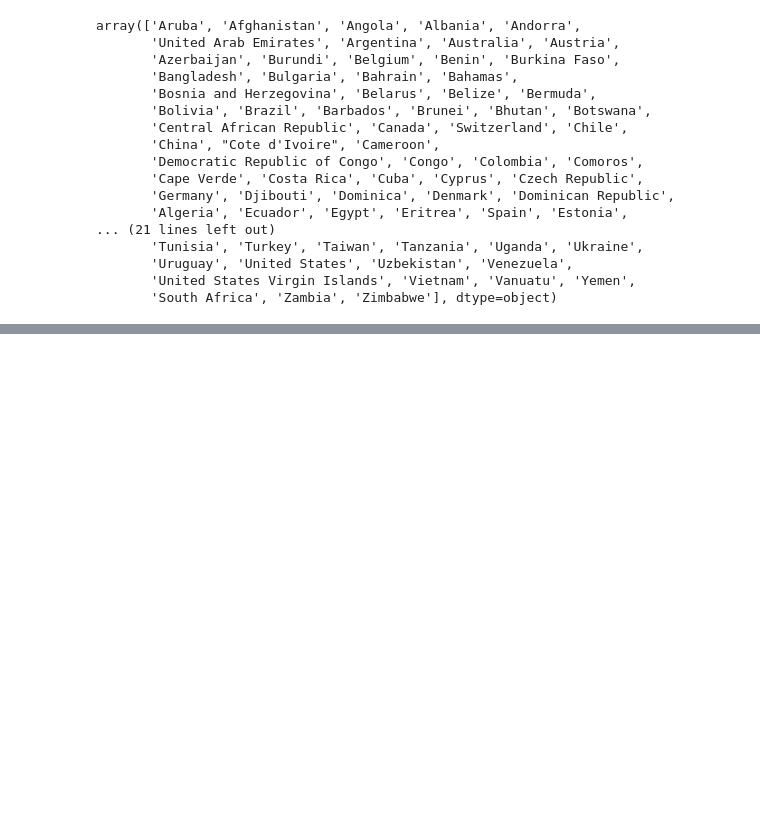
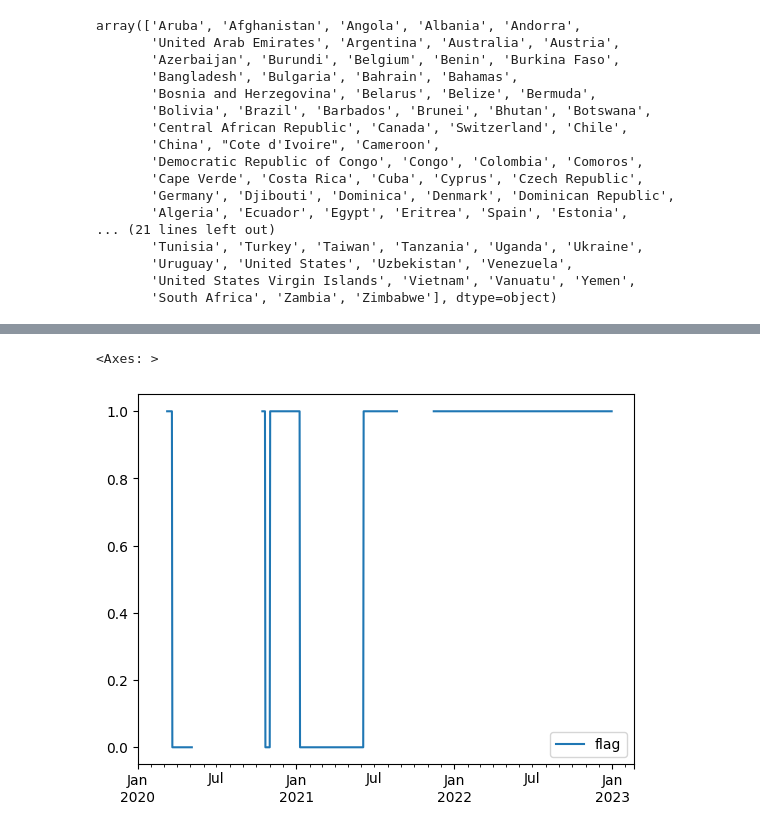
Before and after one commit to armsp/BDPP-23-Covid-Project, a Jupyter notebook: work/project/study_h.ipynb, the cells around one changed output, grey strips where cells are left out. Cells and saved outputs as stored; diff of their text form; code cells hidden in the pictures; blank space fills up the shorter version.

```diff
--- a/work/project/study_h.ipynb
+++ b/work/project/study_h.ipynb
@@ -162,0 +198,12 @@ array(['Aruba', 'Afghanistan', 'Angola', 'Albania', 'Andorra',
+# %%
+country = "Germany"
+series_file = "data/c6m_stay_at_home_requirements.csv"
+flag_file = "data/c6m_flag.csv"
+series_df = get_oxford_df( series_file, country )
+flag_df = get_oxford_df( flag_file, country )
+flag_df.columns = [ "flag" ]
+# %%
+flag_df.plot( )
+# %% [output]
+<Axes: >
+[figure, added]
```
Also changed, not shown: parts of 10 cells of this notebook, 25 other files.
